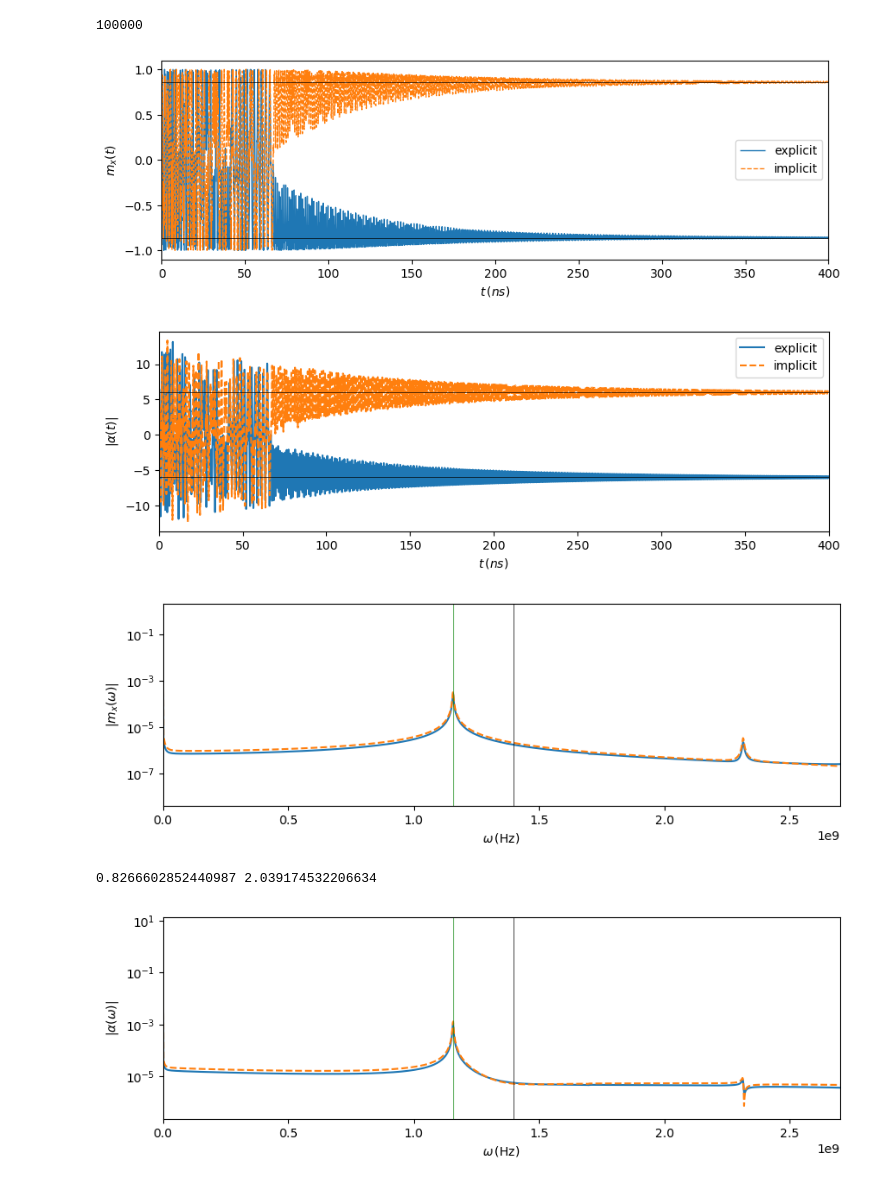
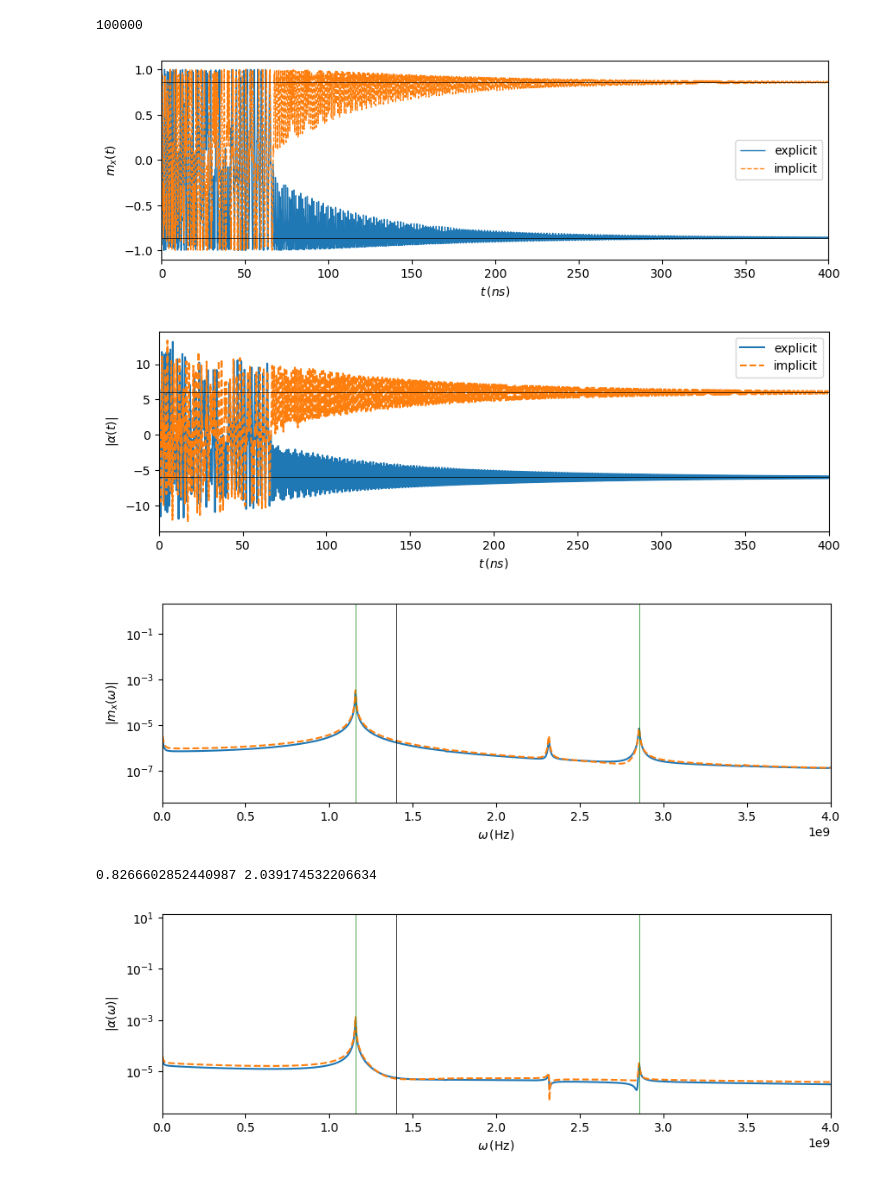
Before and after one commit to chuan97/magnetic-qed, a Jupyter notebook: dicke_final_plots.ipynb, the cells around one changed output. Saved outputs shown, nothing was run; the diff lists cells and outputs as text; code cells hidden in the pictures.

```diff
--- a/dicke_final_plots.ipynb
+++ b/dicke_final_plots.ipynb
@@ -251,41 +251,41 @@ plt.axvline(pm, c="g", lw=0.5)
 plt.axvline(pp, c="g", lw=0.5)
 plt.axvline(wc, c="k", lw=0.5)
 
-plt.xlim(0.0e9, 2.7e9)
+plt.xlim(0.0e9, 4e9)
 plt.ylabel("$|m_x(\omega)|$")
 plt.xlabel(r"$\omega \, ({\rm Hz})$")
 plt.yscale("log")
 plt.show()
 
 ws_exp, amps_exp = fft.fft_wrapper(
     sol_exp.t, alphas_exp,
     slice_=slice(len(sol_exp.t) // 2, -1)
 )
 ws_imp, amps_imp = fft.fft_wrapper(
     sol_imp.t, alphas_imp,
     slice_=slice(len(sol_exp.t) // 2, -1)
 )  # calculo transformada fourier alphas
 
 amps_exp = 2 * amps_exp / len(sol_exp.t)
 amps_imp = 2 * amps_imp / len(sol_imp.t)
 
 plt.plot(ws_exp, np.abs(amps_exp), label="explicit")
 plt.plot(ws_imp, np.abs(amps_imp), label="implicit", ls="dashed")
 plt.axvline(pm, c="g", lw=0.5)
 plt.axvline(pp, c="g", lw=0.5)
 plt.axvline(wc, c="k", lw=0.5)
 
 print(pm / wc, pp/ wc)
 
-plt.xlim(0.0e9, 2.7e9)
+plt.xlim(0.0e9, 4e9)
 plt.ylabel(r"$|\alpha(\omega)|$")
 plt.xlabel(r"$\omega \, ({\rm Hz})$")
 plt.yscale("log")
 plt.show()
 # %% [output]
 100000
 [figure]
 [figure]
-[figure, old version]
+[figure, new version]
 0.8266602852440987 2.039174532206634
-[figure, old version]
+[figure, new version]
```
Also changed, not shown: parts of 1 cell of this notebook.
